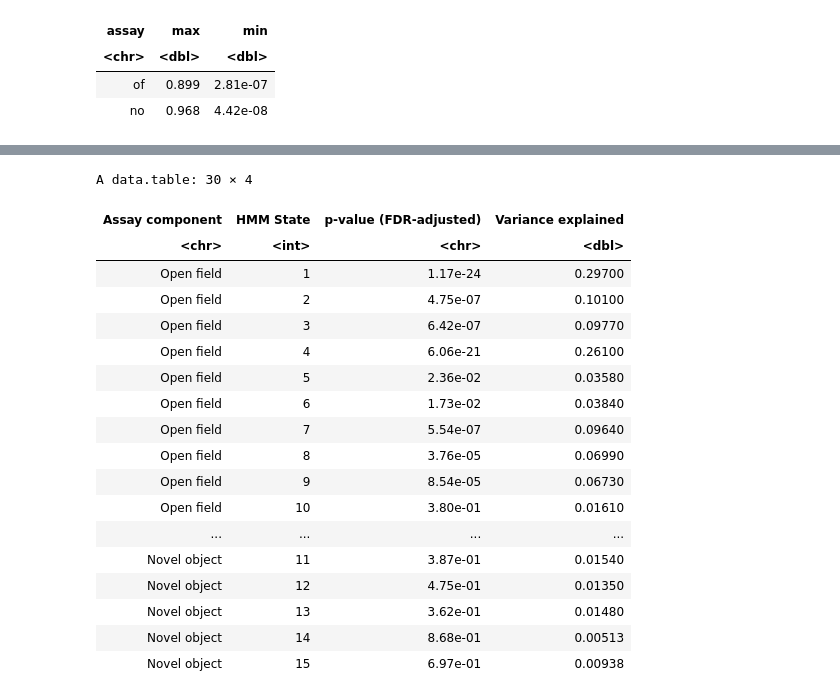
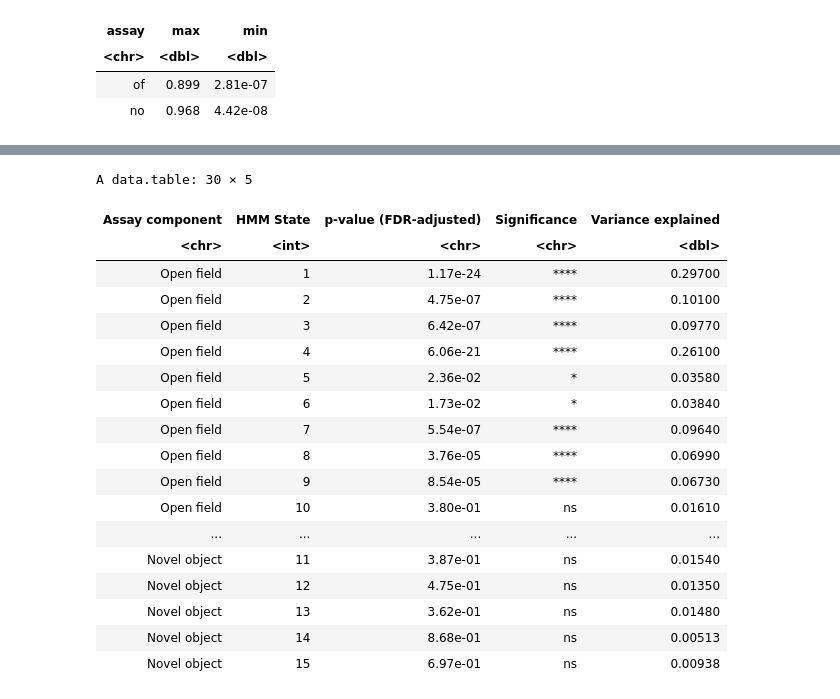
Before and after one commit to birneylab/medaka_behaviour_pilot, a Jupyter notebook: figures_and_tables/tableS1/tableS1.ipynb, the cells around one changed output, grey strips where cells are left out. Saved outputs shown, nothing was run; the diff lists cells and outputs as text; code cells hidden in the pictures.

```diff
--- a/figures_and_tables/tableS1/tableS1.ipynb
+++ b/figures_and_tables/tableS1/tableS1.ipynb
@@ -186,3 +186,6 @@ A data.table: 2 × 3
 | <chr> | <dbl> | <dbl> |
 | of | 0.899 | 2.81e-07 |
 | no | 0.968 | 4.42e-08 |
+# %%
+res <- res |> rstatix::add_significance(p.col = "q") |> as.data.table()
+head(res)
@@ -189,34 +202,35 @@ A data.table: 2 × 3
 # %%
 pretty_df <- res[
     var_name == "test_strain",
     .(
         `Assay component` = ifelse(assay == "of", "Open field", "Novel object"),
         `HMM State` = hmm_state,
         `p-value (FDR-adjusted)` = signif(q, 3) |> format(scientific = TRUE),
+        `Significance` = q.signif,
         `Variance explained` = signif(var_exp, 3)
     )
 ]
 
 pretty_df
 # %% [output]
-A data.table: 30 × 4
+A data.table: 30 × 5
-| Assay component | HMM State | p-value (FDR-adjusted) | Variance explained |
-| <chr> | <int> | <chr> | <dbl> |
-| Open field | 1 | 1.17e-24 | 0.29700 |
-| Open field | 2 | 4.75e-07 | 0.10100 |
-| Open field | 3 | 6.42e-07 | 0.09770 |
-| Open field | 4 | 6.06e-21 | 0.26100 |
-| Open field | 5 | 2.36e-02 | 0.03580 |
-| Open field | 6 | 1.73e-02 | 0.03840 |
-| Open field | 7 | 5.54e-07 | 0.09640 |
-| Open field | 8 | 3.76e-05 | 0.06990 |
-| Open field | 9 | 8.54e-05 | 0.06730 |
-| Open field | 10 | 3.80e-01 | 0.01610 |
-| ... | ... | ... | ... |
-| Novel object | 11 | 3.87e-01 | 0.01540 |
-| Novel object | 12 | 4.75e-01 | 0.01350 |
-| Novel object | 13 | 3.62e-01 | 0.01480 |
-| Novel object | 14 | 8.68e-01 | 0.00513 |
-| Novel object | 15 | 6.97e-01 | 0.00938 |
+| Assay component | HMM State | p-value (FDR-adjusted) | Significance | Variance explained |
+| <chr> | <int> | <chr> | <chr> | <dbl> |
+| Open field | 1 | 1.17e-24 | **** | 0.29700 |
+| Open field | 2 | 4.75e-07 | **** | 0.10100 |
+| Open field | 3 | 6.42e-07 | **** | 0.09770 |
+| Open field | 4 | 6.06e-21 | **** | 0.26100 |
+| Open field | 5 | 2.36e-02 | * | 0.03580 |
+| Open field | 6 | 1.73e-02 | * | 0.03840 |
+| Open field | 7 | 5.54e-07 | **** | 0.09640 |
+| Open field | 8 | 3.76e-05 | **** | 0.06990 |
+| Open field | 9 | 8.54e-05 | **** | 0.06730 |
+| Open field | 10 | 3.80e-01 | ns | 0.01610 |
+| ... | ... | ... | ... | ... |
+| Novel object | 11 | 3.87e-01 | ns | 0.01540 |
+| Novel object | 12 | 4.75e-01 | ns | 0.01350 |
+| Novel object | 13 | 3.62e-01 | ns | 0.01480 |
+| Novel object | 14 | 8.68e-01 | ns | 0.00513 |
+| Novel object | 15 | 6.97e-01 | ns | 0.00938 |
 # %%
 fwrite(pretty_df, "tableS1.csv")
```
Also changed, not shown: parts of 1 cell of this notebook, 7 other files.
